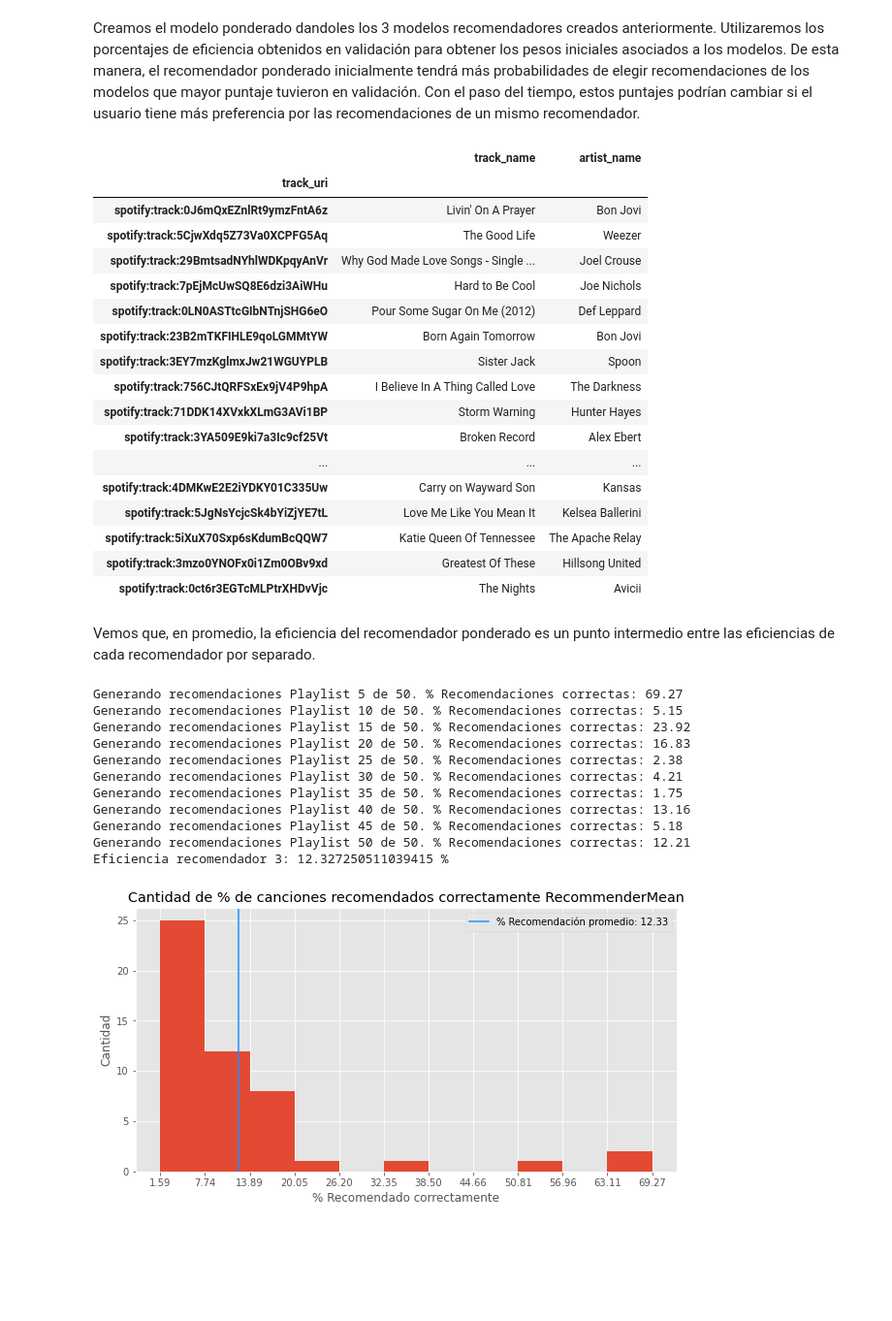
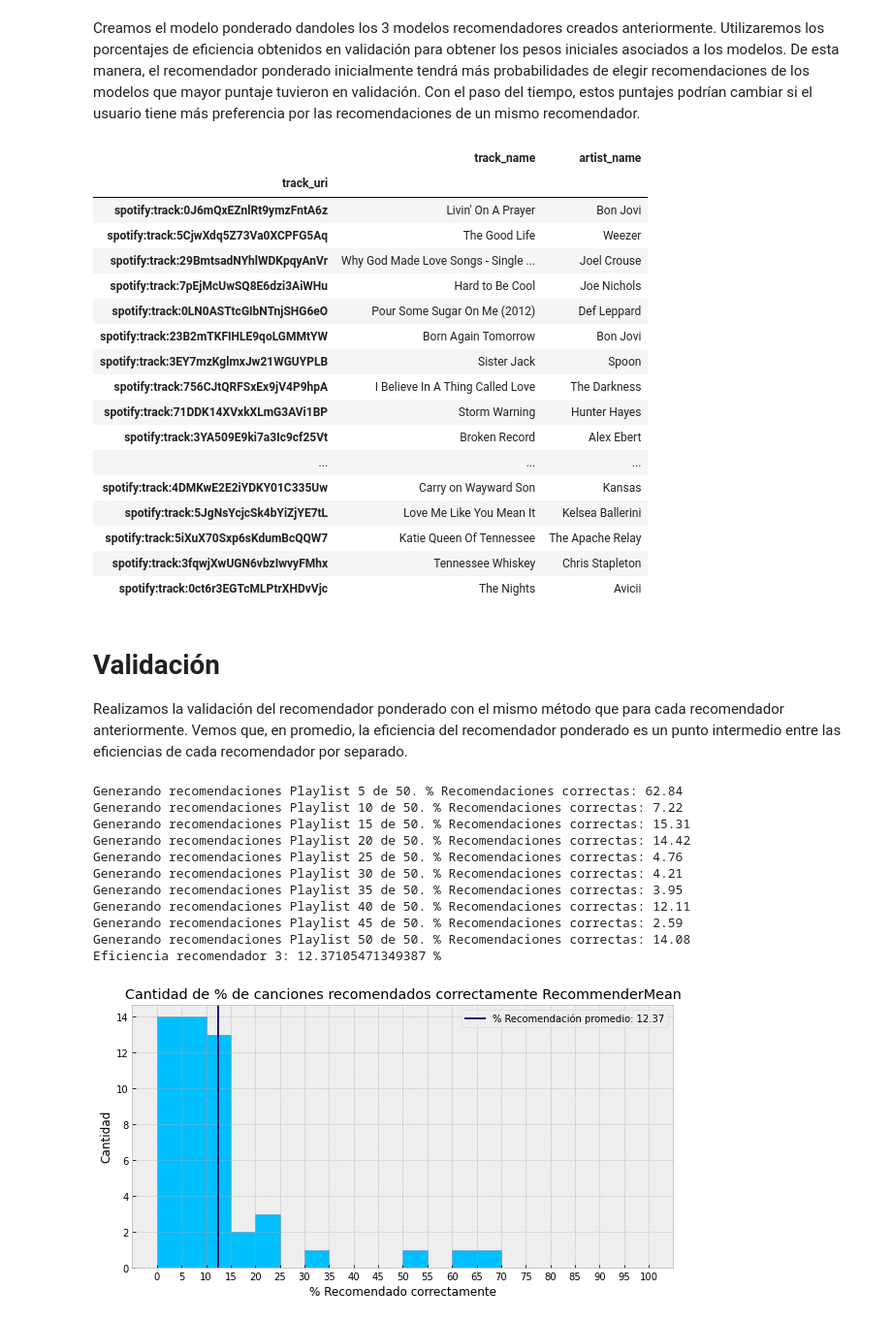
Before and after one commit to alcazar90/CC5205-3-proyecto, a Jupyter notebook: sandbox/modelo_promedio.ipynb, the cells around one changed output. Shown at 97% size. Cells and saved outputs as stored; diff of their text form; code cells hidden in the pictures; blank space fills up the shorter version.

```diff
--- a/sandbox/modelo_promedio.ipynb
+++ b/sandbox/modelo_promedio.ipynb
@@ -75,7 +73,7 @@ FileNotFoundError: [Errno 2] No such file or directory: '10_canciones_features_a
 Creamos el modelo ponderado dandoles los 3 modelos recomendadores creados anteriormente. Utilizaremos los porcentajes de eficiencia obtenidos en validación para obtener los pesos iniciales asociados a los modelos. De esta manera, el recomendador ponderado inicialmente tendrá más probabilidades de elegir recomendaciones de los modelos que mayor puntaje tuvieron en validación. Con el paso del tiempo, estos puntajes podrían cambiar si el usuario tiene más preferencia por las recomendaciones de un mismo recomendador.
 # %%
 np.random.seed(1991)
-rec_promedio=RecommenderMean([recomendador_1, recomendador_2, recomendador_3], [3, 16, 15 ])
+rec_promedio=RecommenderMean([recomendador_1, recomendador_2, recomendador_3], [2.1, 15.5, 13.6])
 tracks_info.loc[rec_promedio.recommend_list(test, number=20)]
 # %% [output]
 |  | track_name | artist_name |
@@ -94,24 +92,26 @@ tracks_info.loc[rec_promedio.recommend_list(test, number=20)]
 | spotify:track:4DMKwE2E2iYDKY01C335Uw | Carry on Wayward Son | Kansas |
 | spotify:track:5JgNsYcjcSk4bYiZjYE7tL | Love Me Like You Mean It | Kelsea Ballerini |
 | spotify:track:5iXuX70Sxp6sKdumBcQQW7 | Katie Queen Of Tennessee | The Apache Relay |
-| spotify:track:3mzo0YNOFx0i1Zm0OBv9xd | Greatest Of These | Hillsong United |
+| spotify:track:3fqwjXwUGN6vbzIwvyFMhx | Tennessee Whiskey | Chris Stapleton |
 | spotify:track:0ct6r3EGTcMLPtrXHDvVjc | The Nights | Avicii |
 # %% [markdown]
-Vemos que, en promedio, la eficiencia del recomendador ponderado es un punto intermedio entre las eficiencias de cada recomendador por separado.
+# Validación
+
+Realizamos la validación del recomendador ponderado con el mismo método que para cada recomendador anteriormente. Vemos que, en promedio, la eficiencia del recomendador ponderado es un punto intermedio entre las eficiencias de cada recomendador por separado.
 # %%
 np.random.seed(1991)
-eficiencia_pond = validar_recomendador(playlists_val, tracks_val, rec_promedio)
+eficiencia_pond = validar_recomendador(playlists_val, tracks_val, pids, rec_promedio)
 print("Eficiencia recomendador 3:", eficiencia_pond,"%")
 # %% [output]
-Generando recomendaciones Playlist 5 de 50. % Recomendaciones correctas: 69.27
-Generando recomendaciones Playlist 10 de 50. % Recomendaciones correctas: 5.15
-Generando recomendaciones Playlist 15 de 50. % Recomendaciones correctas: 23.92
-Generando recomendaciones Playlist 20 de 50. % Recomendaciones correctas: 16.83
-Generando recomendaciones Playlist 25 de 50. % Recomendaciones correctas: 2.38
+Generando recomendaciones Playlist 5 de 50. % Recomendaciones correctas: 62.84
+Generando recomendaciones Playlist 10 de 50. % Recomendaciones correctas: 7.22
+Generando recomendaciones Playlist 15 de 50. % Recomendaciones correctas: 15.31
+Generando recomendaciones Playlist 20 de 50. % Recomendaciones correctas: 14.42
+Generando recomendaciones Playlist 25 de 50. % Recomendaciones correctas: 4.76
 Generando recomendaciones Playlist 30 de 50. % Recomendaciones correctas: 4.21
-Generando recomendaciones Playlist 35 de 50. % Recomendaciones correctas: 1.75
-Generando recomendaciones Playlist 40 de 50. % Recomendaciones correctas: 13.16
-Generando recomendaciones Playlist 45 de 50. % Recomendaciones correctas: 5.18
-Generando recomendaciones Playlist 50 de 50. % Recomendaciones correctas: 12.21
-Eficiencia recomendador 3: 12.327250511039415 %
+Generando recomendaciones Playlist 35 de 50. % Recomendaciones correctas: 3.95
+Generando recomendaciones Playlist 40 de 50. % Recomendaciones correctas: 12.11
+Generando recomendaciones Playlist 45 de 50. % Recomendaciones correctas: 2.59
+Generando recomendaciones Playlist 50 de 50. % Recomendaciones correctas: 14.08
+Eficiencia recomendador 3: 12.37105471349387 %
-[figure, old version]
+[figure, new version]
```
Also changed, not shown: parts of 12 cells of this notebook.
